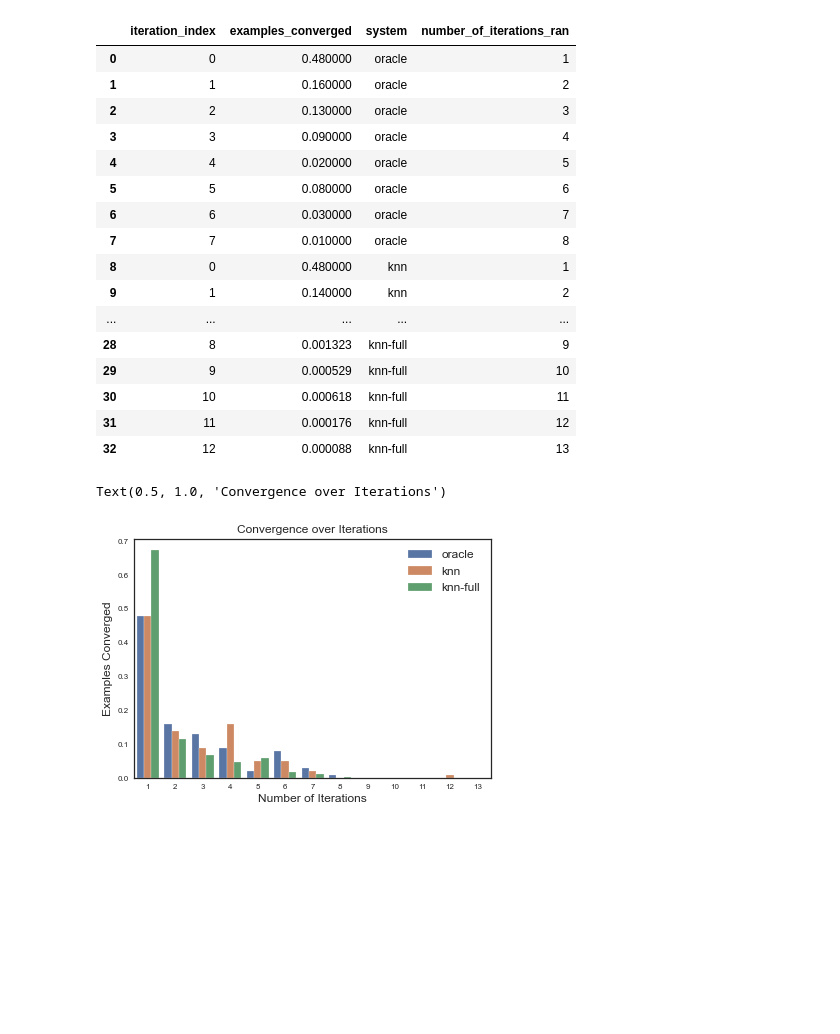
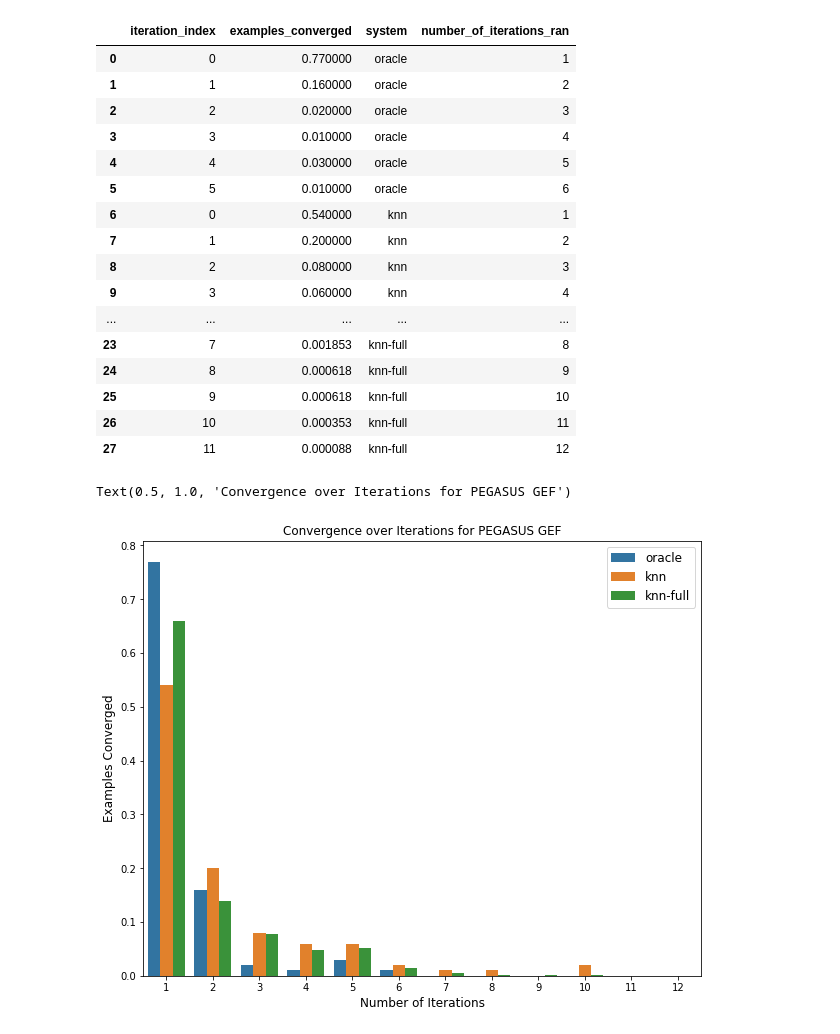
Before and after one commit to danton-nlp/GEF, a Jupyter notebook: plot-iteration-convergence.ipynb, the cells around one changed output. Cells and saved outputs as stored; diff of their text form; code cells hidden in the pictures; blank space fills up the shorter version.

Commit message:
Add script to compute and plot iteration stats

```diff
--- a/plot-iteration-convergence.ipynb
+++ b/plot-iteration-convergence.ipynb
@@ -95,19 +93,20 @@ full Xsum test (knn)
 # %%
+def compute_examples_converged_during_iteration(raw_stats, iteration_stat):
+    next_iteration_idx = iteration_stat.name + 1
+    try:
+        next_iteration_summaries_generated = raw_stats.loc[next_iteration_idx, 'summaries_generated']
+    except KeyError:
+        next_iteration_summaries_generated = 0
+
+    return iteration_stat['summaries_generated'] - next_iteration_summaries_generated
+
 iteration_convergence_across_experiments = []
 
 for experiment_name, raw_stats in experiment_raw_data.items():
-    def compute_examples_converged_during_iteration(iteration_stat):
-        next_iteration_idx = iteration_stat.name + 1
-        try:
-            next_iteration_summaries_generated = raw_stats.loc[next_iteration_idx, 'summaries_generated']
-        except KeyError:
-            next_iteration_summaries_generated = 0
-
-        return iteration_stat['summaries_generated'] - next_iteration_summaries_generated
 
     examples_converged_across_iterations = []
     for index, iteration_stat in raw_stats.iterrows():
-        examples_converged = compute_examples_converged_during_iteration(iteration_stat)
+        examples_converged = compute_examples_converged_during_iteration(raw_stats, iteration_stat)
         examples_converged_across_iterations.append(examples_converged)
 
     examples_converged_across_iterations = pd.Series(examples_converged_across_iterations)
@@ -120,8 +119,8 @@ dict_keys(['bart-full', 'bart-oracle-100', 'bart-knn-100'])
 # %%
-foo = normalize_df(pd.DataFrame(iteration_convergence_across_experiments['bart-oracle-100'], columns=['examples_converged'])).reset_index()
+foo = normalize_df(pd.DataFrame(iteration_convergence_across_experiments['oracle-100'], columns=['examples_converged'])).reset_index()
 foo['system'] = 'oracle'
 foo = foo.rename(columns={'index': 'iteration_index'})
-bar = normalize_df(pd.DataFrame(iteration_convergence_across_experiments['bart-knn-100'], columns=['examples_converged'])).reset_index()
+bar = normalize_df(pd.DataFrame(iteration_convergence_across_experiments['knn-100'], columns=['examples_converged'])).reset_index()
 bar['system'] = 'knn'
 bar = bar.rename(columns={'index': 'iteration_index'})
 
@@ -176,5 +175,5 @@ Text(0.5, 1.0, 'Convergence over Iterations (N = 100)')
 # %%
-baz = normalize_df(pd.DataFrame(iteration_convergence_across_experiments['bart-full'], columns=['examples_converged'])).reset_index()
+baz = normalize_df(pd.DataFrame(iteration_convergence_across_experiments['full'], columns=['examples_converged'])).reset_index()
 baz['system'] = 'knn-full'
 baz = baz.rename(columns={'index': 'iteration_index'})
 
@@ -186,30 +185,29 @@ to_plot_all['number_of_iterations_ran'] = to_plot_all['iteration_index'] + 1
 to_plot_all
 # %% [output]
 |  | iteration_index | examples_converged | system | number_of_iterations_ran |
-| 0 | 0 | 0.480000 | oracle | 1 |
+| 0 | 0 | 0.770000 | oracle | 1 |
 | 1 | 1 | 0.160000 | oracle | 2 |
-| 2 | 2 | 0.130000 | oracle | 3 |
-| 3 | 3 | 0.090000 | oracle | 4 |
-| 4 | 4 | 0.020000 | oracle | 5 |
-| 5 | 5 | 0.080000 | oracle | 6 |
-| 6 | 6 | 0.030000 | oracle | 7 |
-| 7 | 7 | 0.010000 | oracle | 8 |
-| 8 | 0 | 0.480000 | knn | 1 |
-| 9 | 1 | 0.140000 | knn | 2 |
+| 2 | 2 | 0.020000 | oracle | 3 |
+| 3 | 3 | 0.010000 | oracle | 4 |
+| 4 | 4 | 0.030000 | oracle | 5 |
+| 5 | 5 | 0.010000 | oracle | 6 |
+| 6 | 0 | 0.540000 | knn | 1 |
+| 7 | 1 | 0.200000 | knn | 2 |
+| 8 | 2 | 0.080000 | knn | 3 |
+| 9 | 3 | 0.060000 | knn | 4 |
 | ... | ... | ... | ... | ... |
-| 28 | 8 | 0.001323 | knn-full | 9 |
-| 29 | 9 | 0.000529 | knn-full | 10 |
-| 30 | 10 | 0.000618 | knn-full | 11 |
-| 31 | 11 | 0.000176 | knn-full | 12 |
-| 32 | 12 | 0.000088 | knn-full | 13 |
+| 23 | 7 | 0.001853 | knn-full | 8 |
+| 24 | 8 | 0.000618 | knn-full | 9 |
+| 25 | 9 | 0.000618 | knn-full | 10 |
+| 26 | 10 | 0.000353 | knn-full | 11 |
+| 27 | 11 | 0.000088 | knn-full | 12 |
 # %%
-# plt.figure(figsize = (6,2))
-plt.figure()
+plt.figure(figsize = (10, 8))
 ax = sns.barplot(data=to_plot_all, x='number_of_iterations_ran', y='examples_converged', hue='system')
 ax.set_xlabel("Number of Iterations", fontsize=12)
 ax.set_ylabel('Examples Converged', fontsize=12)
 ax.legend(loc='upper right', fontsize=12)
-ax.set_title('Convergence over Iterations', fontsize=12)
+ax.set_title('Convergence over Iterations for PEGASUS GEF', fontsize=12)
 # %% [output]
-Text(0.5, 1.0, 'Convergence over Iterations')
+Text(0.5, 1.0, 'Convergence over Iterations for PEGASUS GEF')
-[figure, old version]
+[figure, new version]
```
Also changed, not shown: parts of 9 cells of this notebook, 3 other files.
